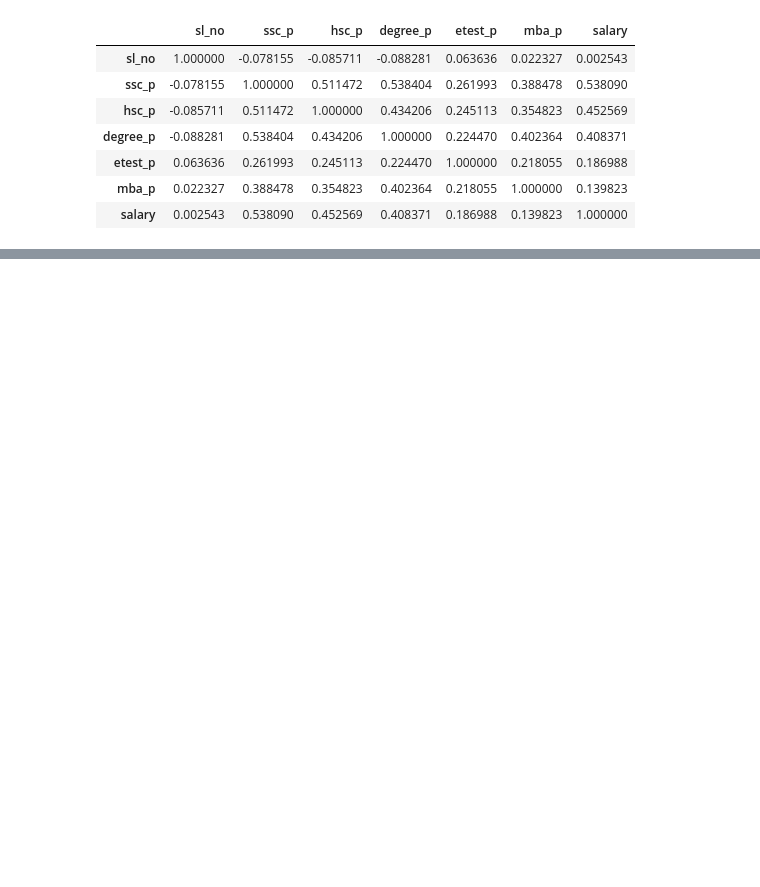
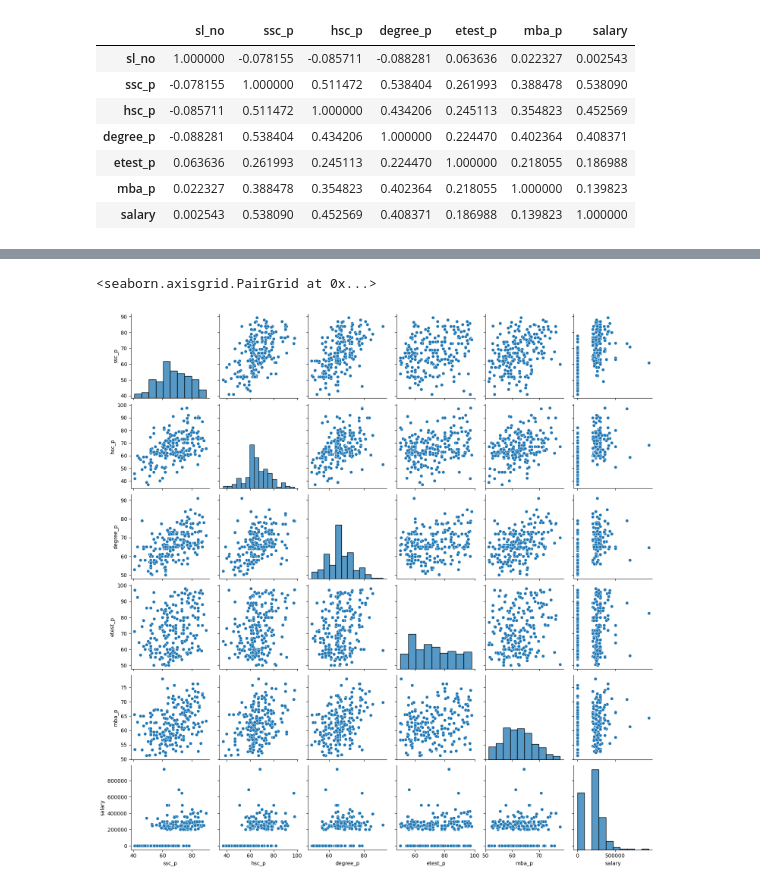
Before and after one commit to EKaviyasindhu/3.Data-Science, a Jupyter notebook: Bivariate Analysis/1.Bivariate.ipynb, the cells around one changed output, grey strips where cells are left out. Drawn from its saved outputs; the diff is of its cells as text; code cells hidden in the pictures; blank space fills up the shorter version.

```diff
--- a/Bivariate Analysis/1.Bivariate.ipynb
+++ b/Bivariate Analysis/1.Bivariate.ipynb
@@ -94,0 +101,4 @@ numeric_data.corr()
+# %%
+#Remove serial number
+numeric_data.drop('sl_no', inplace=True, axis=1)
+numeric_data
@@ -94,0 +122,5 @@ numeric_data.corr()
+# %%
+sns.pairplot(numeric_data)
+# %% [output]
+<seaborn.axisgrid.PairGrid at 0x...>
+[figure, added]
```
Also changed, not shown: parts of 13 cells of this notebook, 1 other file.
